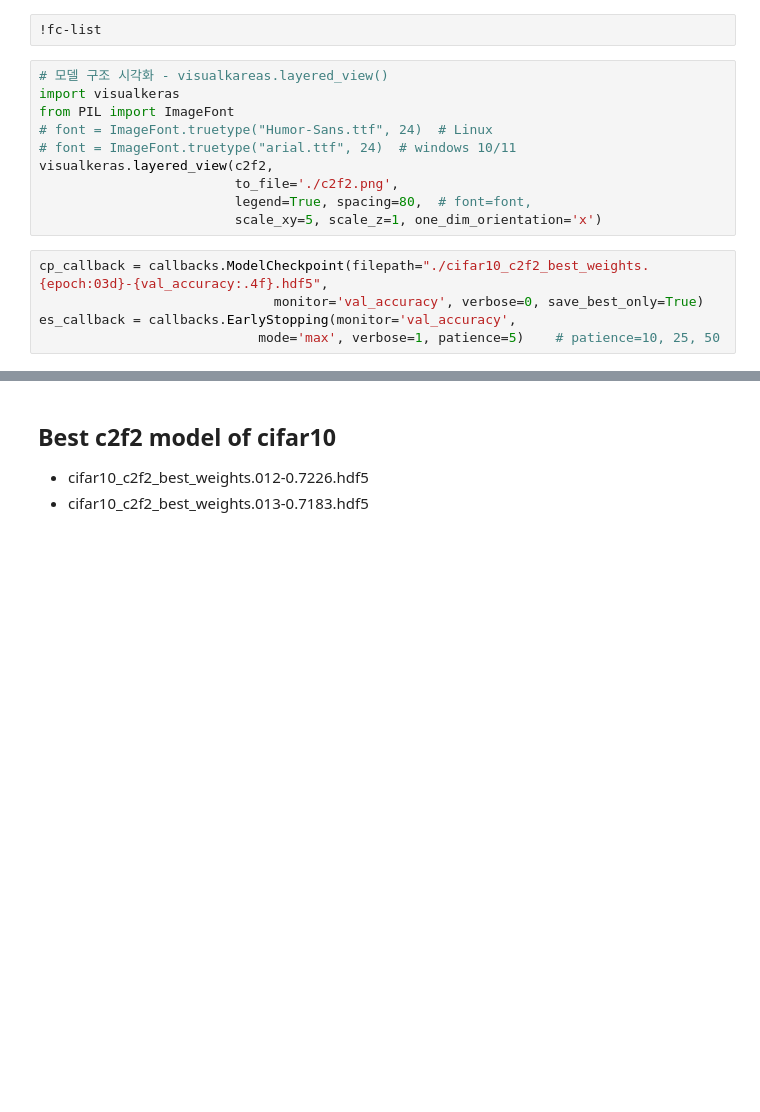
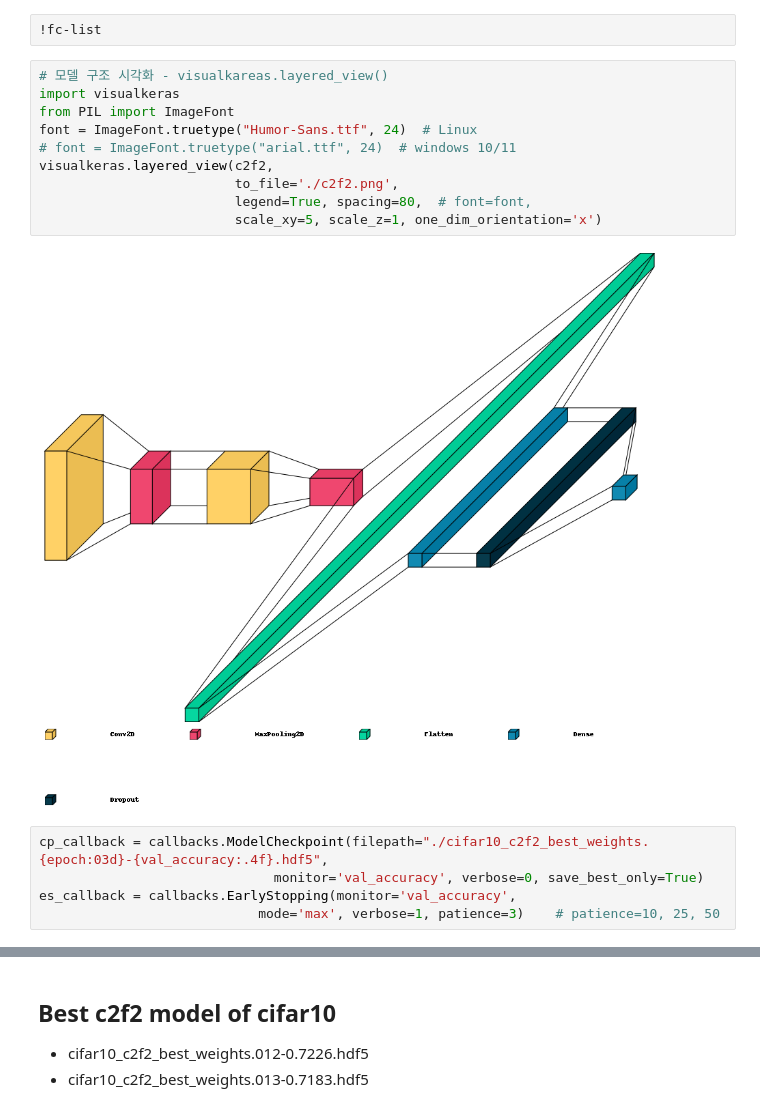
Before and after one commit to Redwoods/dle, a Jupyter notebook: project/cifar10/cifar10_DL1_CNN_best_model.ipynb, the cells around one changed output, grey strips where cells are left out. Drawn from its saved outputs; the diff is of its cells as text; blank space fills up the shorter version.

```diff
--- a/project/cifar10/cifar10_DL1_CNN_best_model.ipynb
+++ b/project/cifar10/cifar10_DL1_CNN_best_model.ipynb
@@ -154,18 +202,20 @@ keras.utils.plot_model(c2f2, show_shapes=True)
 # %%
 # 모델 구조 시각화 - visualkareas.layered_view()
 import visualkeras
 from PIL import ImageFont
-# font = ImageFont.truetype("Humor-Sans.ttf", 24)  # Linux
+font = ImageFont.truetype("Humor-Sans.ttf", 24)  # Linux
 # font = ImageFont.truetype("arial.ttf", 24)  # windows 10/11
 visualkeras.layered_view(c2f2,
                          to_file='./c2f2.png',
                          legend=True, spacing=80,  # font=font,
                          scale_xy=5, scale_z=1, one_dim_orientation='x')
+# %% [output]
+[figure, added]
 # %%
 cp_callback = callbacks.ModelCheckpoint(filepath="./cifar10_c2f2_best_weights.{epoch:03d}-{val_accuracy:.4f}.hdf5",
                               monitor='val_accuracy', verbose=0, save_best_only=True)
 es_callback = callbacks.EarlyStopping(monitor='val_accuracy',
-                            mode='max', verbose=1, patience=5)    # patience=10, 25, 50
+                            mode='max', verbose=1, patience=3)    # patience=10, 25, 50
 # %%
 BATCH_SIZE = 50  # cifar10
 hist = c2f2.fit(X_train, y_train, epochs = 500 , batch_size = BATCH_SIZE,
```
Also changed, not shown: parts of 32 cells of this notebook.
